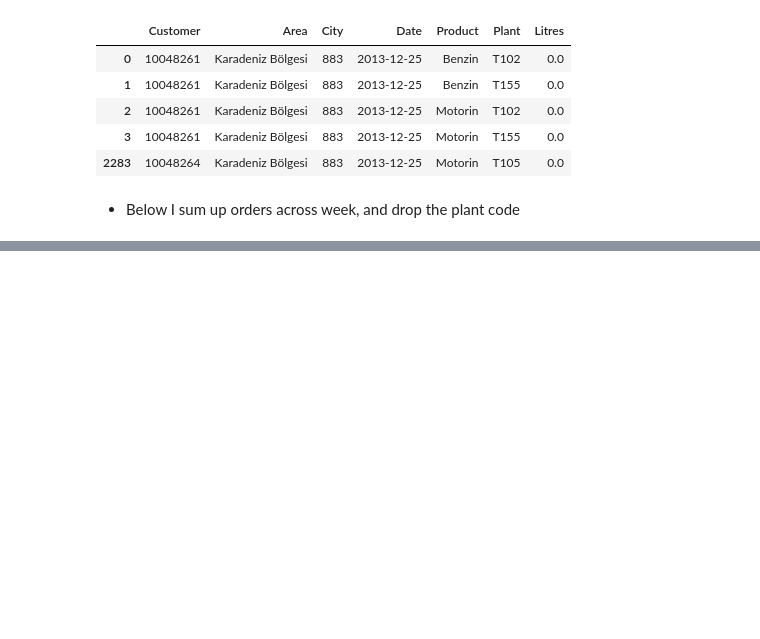
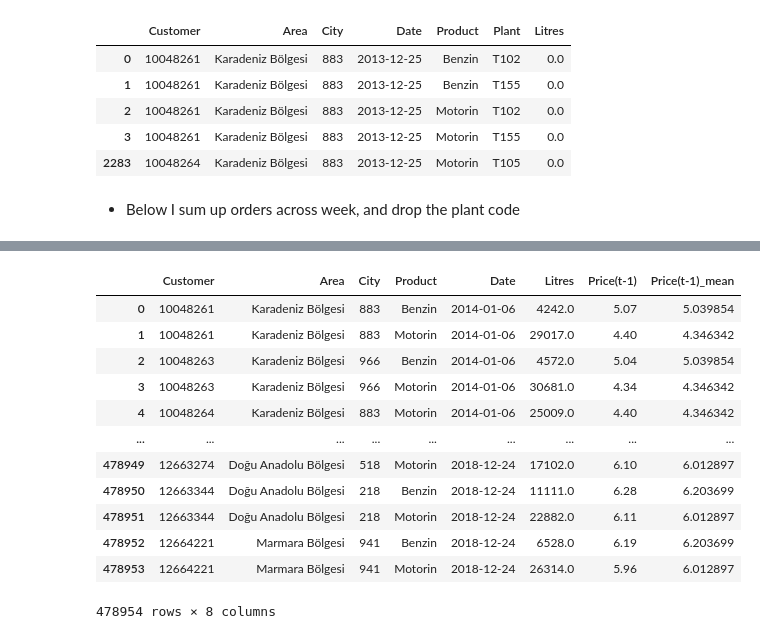
Before and after one commit to feyzijan/ShellDatathon, a Jupyter notebook: DataAnalysis.ipynb, the cells around one changed output, grey strips where cells are left out. Drawn from its saved outputs; the diff is of its cells as text; code cells hidden in the pictures; blank space fills up the shorter version.

```diff
--- a/DataAnalysis.ipynb
+++ b/DataAnalysis.ipynb
@@ -135,0 +115,24 @@ df_train = df_t.copy()
+# %%
+temp = df_merged.groupby(['Date', 'Product'])[['Price(t-1)']].mean().reset_index()
+# %%
+temp.rename(columns={'Price(t-1)': 'Price(t-1)_mean'}, inplace=True)
+# %%
+df_temp = pd.merge(df_merged, temp, how='left', on=['Date', 'Product'])
+# %%
+df_temp.loc[df_temp['Price(t-1)'].isna(),'Price(t-1)'] = df_temp['Price(t-1)_mean']
+# %%
+df_temp
+# %% [output]
+|  | Customer | Area | City | Product | Date | Litres | Price(t-1) | Price(t-1)_mean |
+| 0 | 10048261 | Karadeniz Bölgesi | 883 | Benzin | 2014-01-06 | 4242.0 | 5.07 | 5.039854 |
+| 1 | 10048261 | Karadeniz Bölgesi | 883 | Motorin | 2014-01-06 | 29017.0 | 4.40 | 4.346342 |
+| 2 | 10048263 | Karadeniz Bölgesi | 966 | Benzin | 2014-01-06 | 4572.0 | 5.04 | 5.039854 |
+| 3 | 10048263 | Karadeniz Bölgesi | 966 | Motorin | 2014-01-06 | 30681.0 | 4.34 | 4.346342 |
+| 4 | 10048264 | Karadeniz Bölgesi | 883 | Motorin | 2014-01-06 | 25009.0 | 4.40 | 4.346342 |
+| ... | ... | ... | ... | ... | ... | ... | ... | ... |
+| 478949 | 12663274 | Doğu Anadolu Bölgesi | 518 | Motorin | 2018-12-24 | 17102.0 | 6.10 | 6.012897 |
+| 478950 | 12663344 | Doğu Anadolu Bölgesi | 218 | Benzin | 2018-12-24 | 11111.0 | 6.28 | 6.203699 |
+| 478951 | 12663344 | Doğu Anadolu Bölgesi | 218 | Motorin | 2018-12-24 | 22882.0 | 6.11 | 6.012897 |
+| 478952 | 12664221 | Marmara Bölgesi | 941 | Benzin | 2018-12-24 | 6528.0 | 6.19 | 6.203699 |
+| 478953 | 12664221 | Marmara Bölgesi | 941 | Motorin | 2018-12-24 | 26314.0 | 5.96 | 6.012897 |
+478954 rows × 8 columns
```
Also changed, not shown: parts of 76 cells of this notebook, 4 other files.
